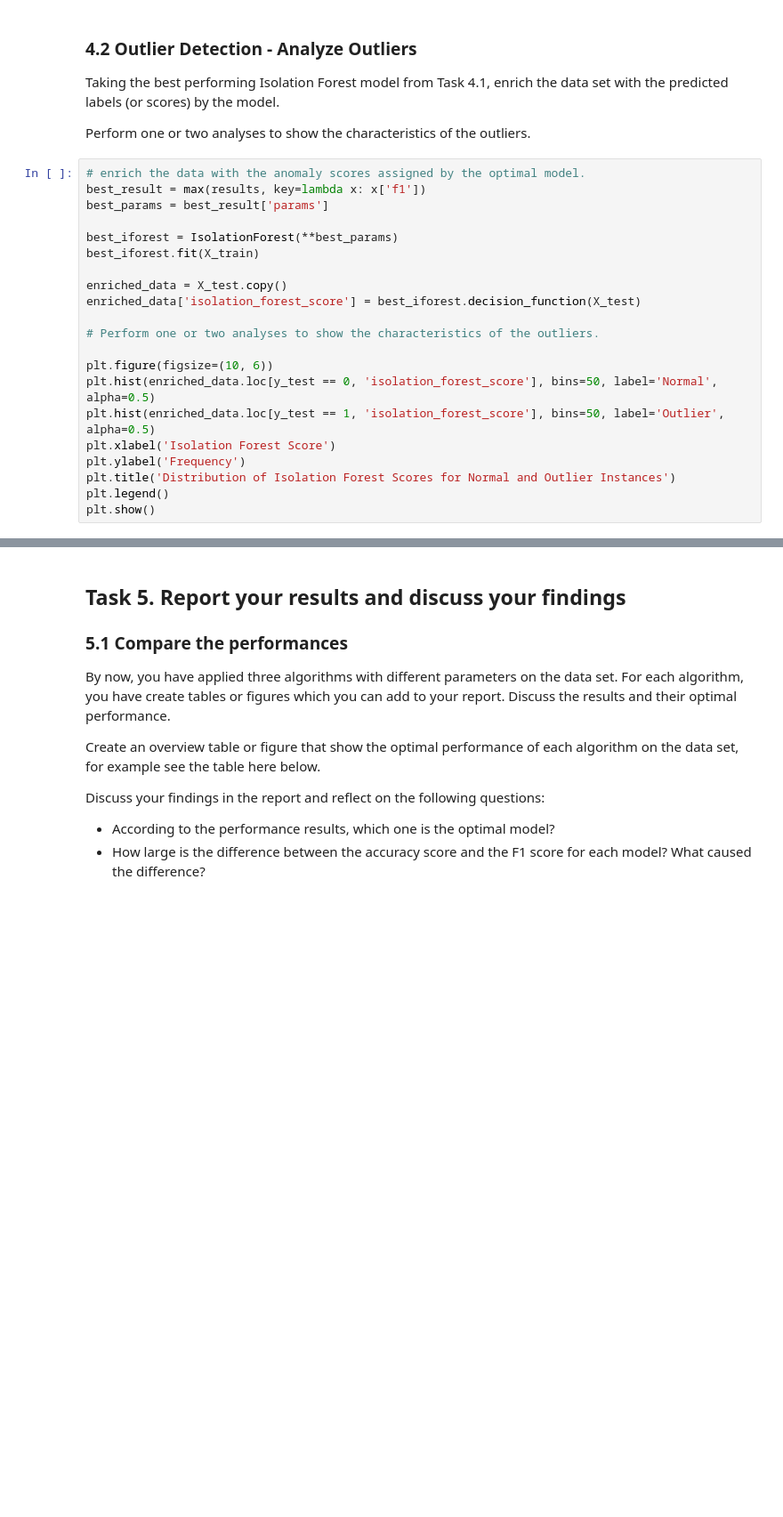
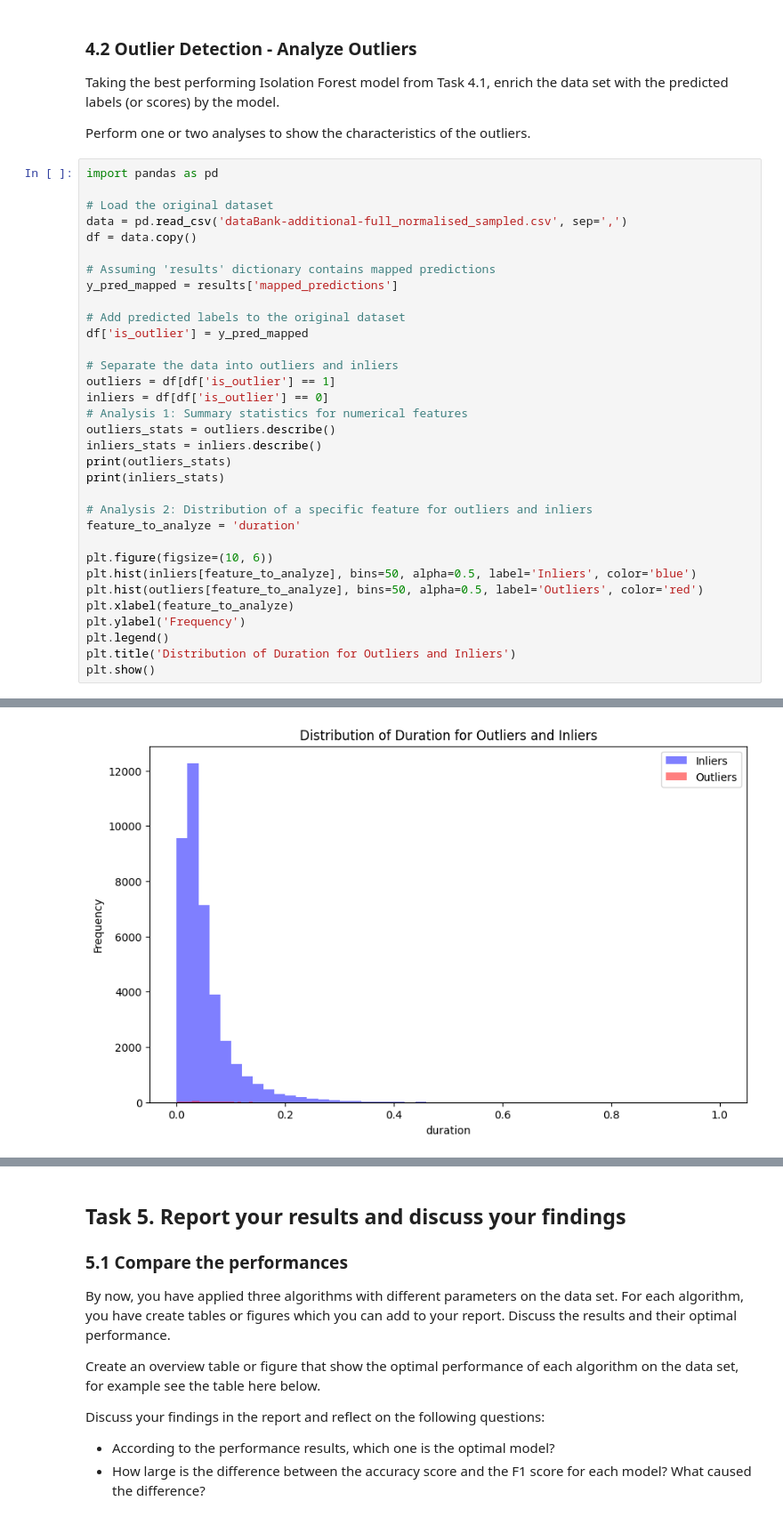
Before and after one commit to MacSuperior/APML, a Jupyter notebook: exploration-liam.ipynb, the cells around one changed output, grey strips where cells are left out. Shown at 89% size. Saved outputs shown, nothing was run; the diff lists cells and outputs as text; blank space fills up the shorter version.

```diff
--- a/exploration-liam.ipynb
+++ b/exploration-liam.ipynb
@@ -705,24 +729,37 @@ We can clearly see that all parameters except contamination have no correlaction
 Taking the best performing Isolation Forest model from Task 4.1, enrich the data set with the predicted labels (or scores) by the model.
 
 Perform one or two analyses to show the characteristics of the outliers.
-# %%
-# enrich the data with the anomaly scores assigned by the optimal model.
-best_result = max(results, key=lambda x: x['f1'])
-best_params = best_result['params']
-
-best_iforest = IsolationForest(**best_params)
-best_iforest.fit(X_train)
-
-enriched_data = X_test.copy()
-enriched_data['isolation_forest_score'] = best_iforest.decision_function(X_test)
-
-# Perform one or two analyses to show the characteristics of the outliers.
-
-plt.figure(figsize=(10, 6))
-plt.hist(enriched_data.loc[y_test == 0, 'isolation_forest_score'], bins=50, label='Normal', alpha=0.5)
-plt.hist(enriched_data.loc[y_test == 1, 'isolation_forest_score'], bins=50, label='Outlier', alpha=0.5)
-plt.xlabel('Isolation Forest Score')
-plt.ylabel('Frequency')
-plt.title('Distribution of Isolation Forest Scores for Normal and Outlier Instances')
-plt.legend()
-plt.show()
+# %%
+import pandas as pd
+
+# Load the original dataset
+data = pd.read_csv('dataBank-additional-full_normalised_sampled.csv', sep=',')
+df = data.copy()
+
+# Assuming 'results' dictionary contains mapped predictions
+y_pred_mapped = results['mapped_predictions']
+
+# Add predicted labels to the original dataset
+df['is_outlier'] = y_pred_mapped
+
+# Separate the data into outliers and inliers
+outliers = df[df['is_outlier'] == 1]
+inliers = df[df['is_outlier'] == 0]
+# Analysis 1: Summary statistics for numerical features
+outliers_stats = outliers.describe()
+inliers_stats = inliers.describe()
+print(outliers_stats)
+print(inliers_stats)
+
+# Analysis 2: Distribution of a specific feature for outliers and inliers
+feature_to_analyze = 'duration'
+
+plt.figure(figsize=(10, 6))
+plt.hist(inliers[feature_to_analyze], bins=50, alpha=0.5, label='Inliers', color='blue')
+plt.hist(outliers[feature_to_analyze], bins=50, alpha=0.5, label='Outliers', color='red')
+plt.xlabel(feature_to_analyze)
+plt.ylabel('Frequency')
+plt.legend()
+plt.title('Distribution of Duration for Outliers and Inliers')
+plt.show()
+# %% [output]
@@ -728,0 +783 @@ plt.show()
+[figure, added]
```
Also changed, not shown: parts of 20 cells of this notebook.
